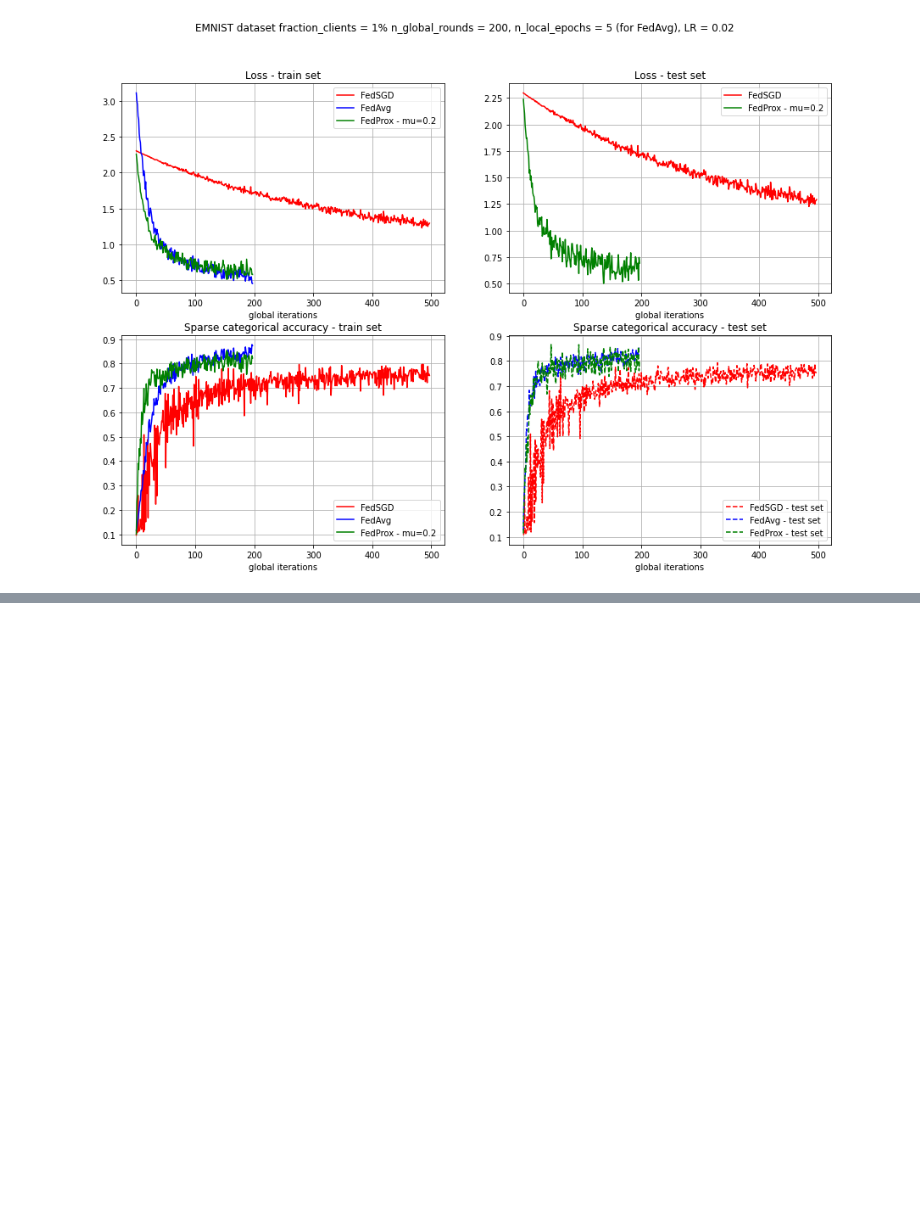
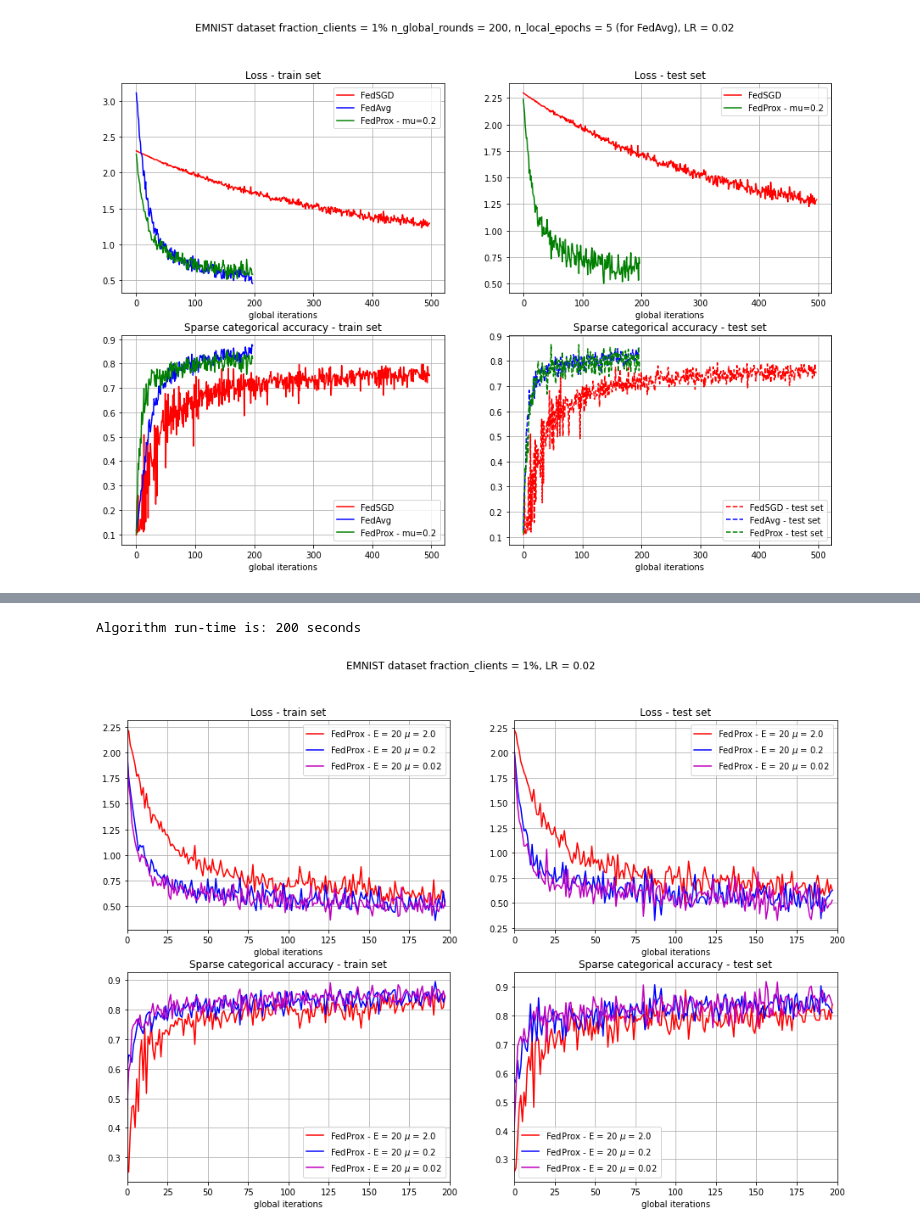
Before and after one commit to gonzaq94/federated-learning, a Jupyter notebook: Mnist classifier in TensorFlow Federated.ipynb, the cells around one changed output, grey strips where cells are left out. Cells and saved outputs as stored; diff of their text form; code cells hidden in the pictures; blank space fills up the shorter version.

Commit message:
Increase number of local epochs

```diff
--- a/Mnist classifier in TensorFlow Federated.ipynb
+++ b/Mnist classifier in TensorFlow Federated.ipynb
@@ -685,0 +748,2 @@ plt.show()
+# %%
+metrics_fed_avg, run_time_fed_avg = federated_training(iterative_process_fed_avg, evaluation, num_rounds=num_rounds_fed_avg, num_clients=num_clients_fed_avg)
@@ -685,0 +809,69 @@ plt.show()
+# %%
+import pickle
+# save model
+output_dict = metrics_fed_prox
+output_dict['algorithm'] = 'FedProx'
+output_dict['proximal_weight'] = PROXIMAL_WEIGHT
+output_dict['num_rounds'] = num_rounds_fed_prox
+output_dict['num_clients'] = num_clients_fed_prox
+output_dict['run_time'] = run_time_prox
+output_dict['num_epochs'] = NUM_EPOCHS
+output_dict['batch_size'] = BATCH_SIZE
+output_dict['num_clients'] = NUMBER_CLIENTS
+with open('results/fed_prox_200it_mu002_epochs_20_data.p', 'wb') as fp:
+    pickle.dump(output_dict, fp, protocol=pickle.HIGHEST_PROTOCOL)
+
+print('Algorithm run-time is: {} seconds'.format(round(num_rounds_fed_prox)))
+# %% [output]
+Algorithm run-time is: 200 seconds
+# %%
+with open('results/fed_prox_200it_mu2_epochs_20_data.p', 'rb') as fp:
+    data_fed_prox_mu_2_E_20 = pickle.load(fp)
+with open('results/fed_prox_200it_mu02_epochs_20_data.p', 'rb') as fp:
+    data_fed_prox_mu_02_E_20 = pickle.load(fp)
+with open('results/fed_prox_200it_mu002_epochs_20_data.p', 'rb') as fp:
+    data_fed_prox_mu_002_E_20 = pickle.load(fp)
+
+fig, ((ax1, ax2,),(ax3, ax4)) = plt.subplots(2, 2, figsize=(15,10))
+fig.suptitle('EMNIST dataset fraction_clients = {}%, LR = {}'
+             .format(round(num_clients_fed_avg/NUMBER_CLIENTS*100), 0.02))
+
+ax1.plot(data_fed_prox_mu_2_E_20['train_loss'], '-r', label='FedProx - E = {} $\mu$ = {}'.format(data_fed_prox_mu_2_E_20['num_epochs'], data_fed_prox_mu_2_E_20['proximal_weight']))
+ax1.plot(data_fed_prox_mu_02_E_20['train_loss'], '-b', label='FedProx - E = {} $\mu$ = {}'.format(data_fed_prox_mu_2_E_20['num_epochs'], data_fed_prox_mu_02_E_20['proximal_weight']))
+ax1.plot(data_fed_prox_mu_002_E_20['train_loss'], '-m', label='FedProx - E = {} $\mu$ = {}'.format(data_fed_prox_mu_002_E_20['num_epochs'], data_fed_prox_mu_002_E_20['proximal_weight']))
+ax1.set_title('Loss - train set')
+ax1.grid('on')
+ax1.set_xlim([0, 200])
+ax1.legend()
+ax1.set_xlabel('global iterations')
+
+ax2.plot(data_fed_prox_mu_2_E_20['test_loss'], '-r', label='FedProx - E = {} $\mu$ = {}'.format(data_fed_prox_mu_2_E_20['num_epochs'], data_fed_prox_mu_2_E_20['proximal_weight']))
+ax2.plot(data_fed_prox_mu_02_E_20['test_loss'], '-b', label='FedProx - E = {} $\mu$ = {}'.format(data_fed_prox_mu_2_E_20['num_epochs'], data_fed_prox_mu_02_E_20['proximal_weight']))
+ax2.plot(data_fed_prox_mu_002_E_20['test_loss'], '-m', label='FedProx - E = {} $\mu$ = {}'.format(data_fed_prox_mu_002_E_20['num_epochs'], data_fed_prox_mu_002_E_20['proximal_weight']))
+ax2.set_title('Loss - test set')
+ax2.set_xlim([0, 200])
+ax2.grid('on')
+ax2.legend()
+ax2.set_xlabel('global iterations')
+
+ax3.plot(data_fed_prox_mu_2_E_20['train_sparse_categorical_accuracy'], '-r', label='FedProx - E = {} $\mu$ = {}'.format(data_fed_prox_mu_2_E_20['num_epochs'], data_fed_prox_mu_2_E_20['proximal_weight']))
+ax3.plot(data_fed_prox_mu_02_E_20['train_sparse_categorical_accuracy'], '-b', label='FedProx - E = {} $\mu$ = {}'.format(data_fed_prox_mu_2_E_20['num_epochs'], data_fed_prox_mu_02_E_20['proximal_weight']))
+ax3.plot(data_fed_prox_mu_002_E_20['train_sparse_categorical_accuracy'], '-m', label='FedProx - E = {} $\mu$ = {}'.format(data_fed_prox_mu_002_E_20['num_epochs'], data_fed_prox_mu_002_E_20['proximal_weight']))
+ax3.legend()
+ax3.set_xlim([0, 200])
+ax3.set_title('Sparse categorical accuracy - train set')
+ax3.grid('on')
+ax3.set_xlabel('global iterations')
+
+ax4.plot(data_fed_prox_mu_2_E_20['test_sparse_categorical_accuracy'], '-r', label='FedProx - E = {} $\mu$ = {}'.format(data_fed_prox_mu_2_E_20['num_epochs'], data_fed_prox_mu_2_E_20['proximal_weight']))
+ax4.plot(data_fed_prox_mu_02_E_20['test_sparse_categorical_accuracy'], '-b', label='FedProx - E = {} $\mu$ = {}'.format(data_fed_prox_mu_2_E_20['num_epochs'], data_fed_prox_mu_02_E_20['proximal_weight']))
+ax4.plot(data_fed_prox_mu_002_E_20['test_sparse_categorical_accuracy'], '-m', label='FedProx - E = {} $\mu$ = {}'.format(data_fed_prox_mu_002_E_20['num_epochs'], data_fed_prox_mu_002_E_20['proximal_weight']))
+ax4.legend()
+ax4.set_xlim([0, 200])
+ax4.set_title('Sparse categorical accuracy - test set')
+ax4.grid('on')
+ax4.set_xlabel('global iterations')
+
+plt.show()
+# %% [output]
+[figure, added]
```
Also changed, not shown: parts of 21 cells of this notebook.
